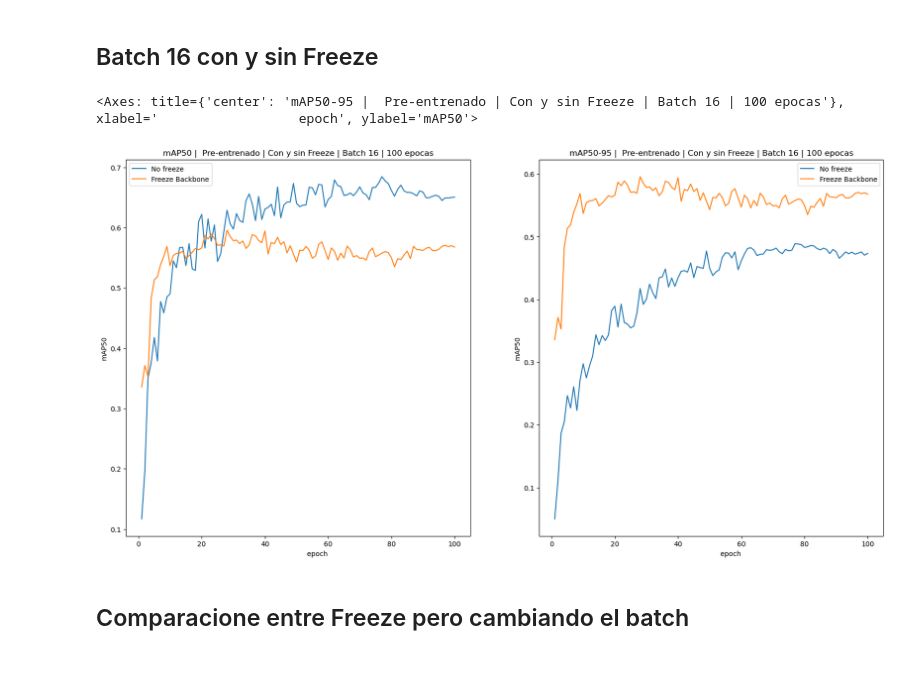
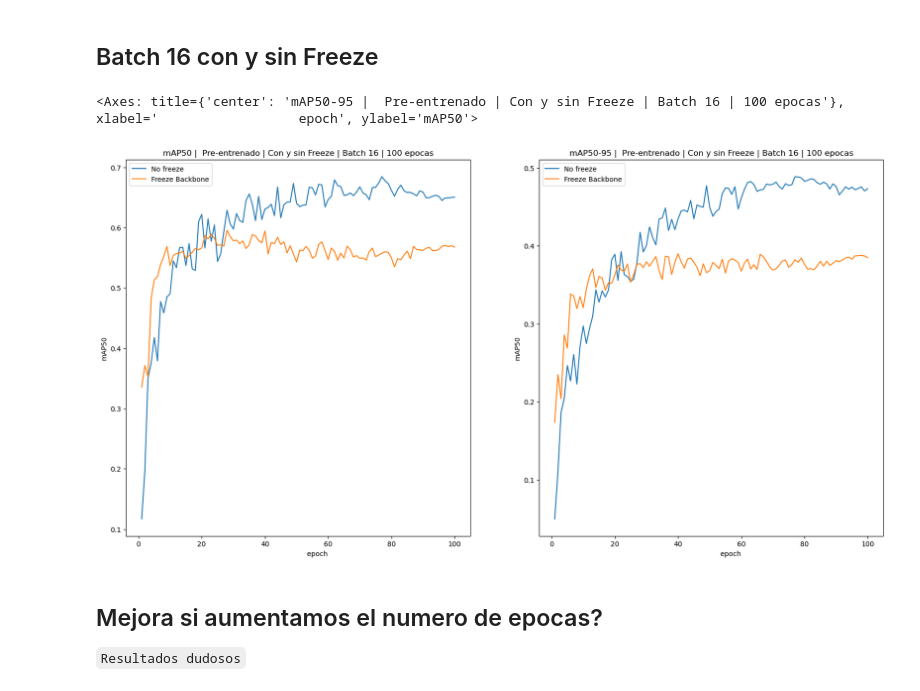
Before and after one commit to DanielPS555/TSCF-detector-malezas, a Jupyter notebook: datos_estadisticos/graficas mAP50 y mAP50-95.ipynb, the cells around one changed output. Cells and saved outputs as stored; diff of their text form; code cells hidden in the pictures.

```diff
--- a/datos_estadisticos/graficas mAP50 y mAP50-95.ipynb
+++ b/datos_estadisticos/graficas mAP50 y mAP50-95.ipynb
@@ -127,25 +116,27 @@ df_maps50_90.plot( title= 'mAP50-95 |  Pre-entrenado | No Freeze | Batch 1 y 16
 # %%
  _, axes = plt.subplots(1,2)
 
 df_maps = pd.DataFrame()
 
 df_maps['No freeze'] = datos_yolov9c_preentrnado_batch16_no_freeze['       metrics/mAP50(B)']
 df_maps['Freeze Backbone'] = datos_yolov9c_preentrnado_batch16_freeze_10['       metrics/mAP50(B)']
 
 df_maps.plot( title= 'mAP50 |  Pre-entrenado | Con y sin Freeze | Batch 16 | 100 epocas', ylabel="mAP50", figsize=(20,10), ax=axes[0])
 
 
 df_maps50_90 = pd.DataFrame()
 
 df_maps50_90['No freeze'] = datos_yolov9c_preentrnado_batch16_no_freeze['    metrics/mAP50-95(B)']
-df_maps50_90['Freeze Backbone'] = datos_yolov9c_preentrnado_batch16_freeze_10['       metrics/mAP50(B)']
+df_maps50_90['Freeze Backbone'] = datos_yolov9c_preentrnado_batch16_freeze_10['    metrics/mAP50-95(B)']
 
-df_maps50_90.plot( title= 'mAP50-95 |  Pre-entrenado | Con y sin Freeze | Batch 16 | 100 epocas', ylabel="mAP50", figsize=(20,10), ax=axes[1])
+df_maps50_90.plot( title= 'mAP50-95 |  Pre-entrenado | Con y sin Freeze | Batch 16 | 100 epocas', ylabel="mAP50-95", figsize=(20,10), ax=axes[1])
 # %% [output]
 <Axes: title={'center': 'mAP50-95 |  Pre-entrenado | Con y sin Freeze | Batch 16 | 100 epocas'}, xlabel='                  epoch', ylabel='mAP50'>
-[figure, old version]
+[figure, new version]
 # %% [markdown]
-## Comparacione entre Freeze pero cambiando el batch
+## Mejora si aumentamos el numero de epocas?
+
+`Resultados dudosos`
 # %%
  _, axes = plt.subplots(1,2)
 
```
Also changed, not shown: parts of 4 cells of this notebook, 1 other file.
